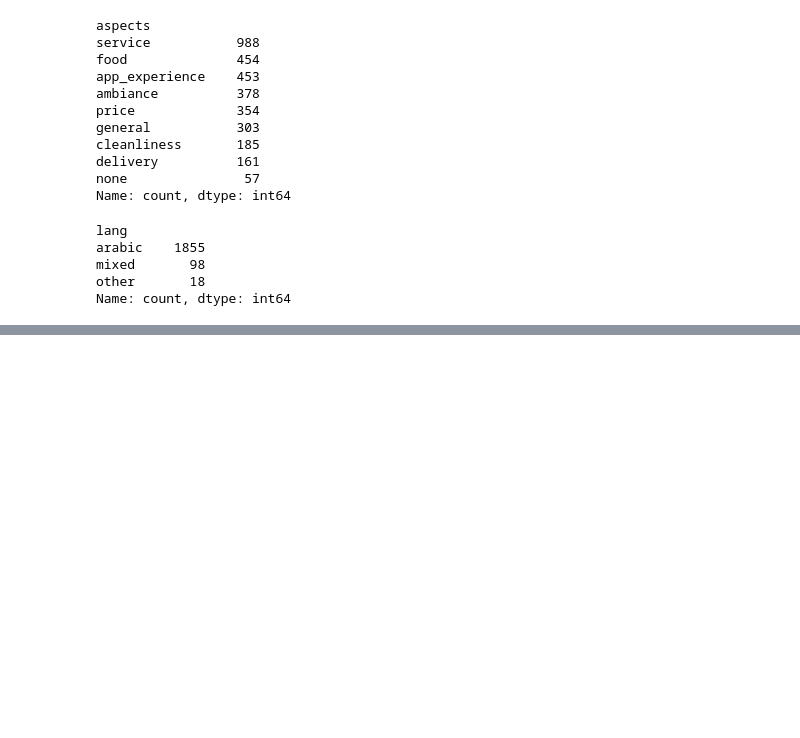
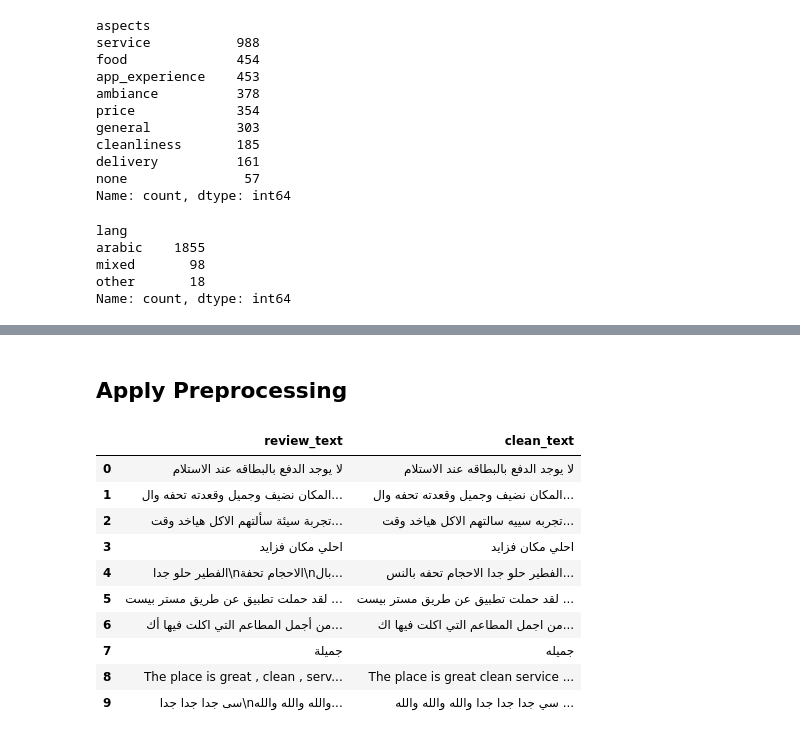
Before and after one commit to Sama-Ehab7/AI_Pulse, a Jupyter notebook: notebooks/EDA.ipynb, the cells around one changed output, grey strips where cells are left out. Saved outputs shown, nothing was run; the diff lists cells and outputs as text; code cells hidden in the pictures; blank space fills up the shorter version.

```diff
--- a/notebooks/EDA.ipynb
+++ b/notebooks/EDA.ipynb
@@ -111 +117,3 @@ train['review_text'].sample(10)
 Name: review_text, dtype: object
+# %% [markdown]
+## Apply Preprocessing
@@ -111,0 +126,14 @@ Name: review_text, dtype: object
+# %%
+train[["review_text", "clean_text"]].head(10)
+# %% [output]
+|  | review_text | clean_text |
+| 0 | لا يوجد الدفع بالبطاقه عند الاستلام | لا يوجد الدفع بالبطاقه عند الاستلام |
+| 1 | المكان نضيف وجميل وقعدته تحفه وال... | المكان نضيف وجميل وقعدته تحفه وال... |
+| 2 | تجربة سيئة سألتهم الاكل هياخد وقت... | تجربه سييه سالتهم الاكل هياخد وقت... |
+| 3 | احلي مكان فزايد | احلي مكان فزايد |
+| 4 | الفطير حلو جدا\nالاحجام تحفة\nبال... | الفطير حلو جدا الاحجام تحفه بالنس... |
+| 5 | لقد حملت تطبيق عن طريق مستر بيست ... | لقد حملت تطبيق عن طريق مستر بيست ... |
+| 6 | من أجمل المطاعم التي اكلت فيها أك... | من اجمل المطاعم التي اكلت فيها اك... |
+| 7 | جميلة | جميله |
+| 8 | The place is great , clean , serv... | The place is great clean service ... |
+| 9 | سى جدا جدا جدا\nوالله والله والله... | سي جدا جدا جدا والله والله والله ... |
```
Also changed, not shown: parts of 7 cells of this notebook, 7 other files.
